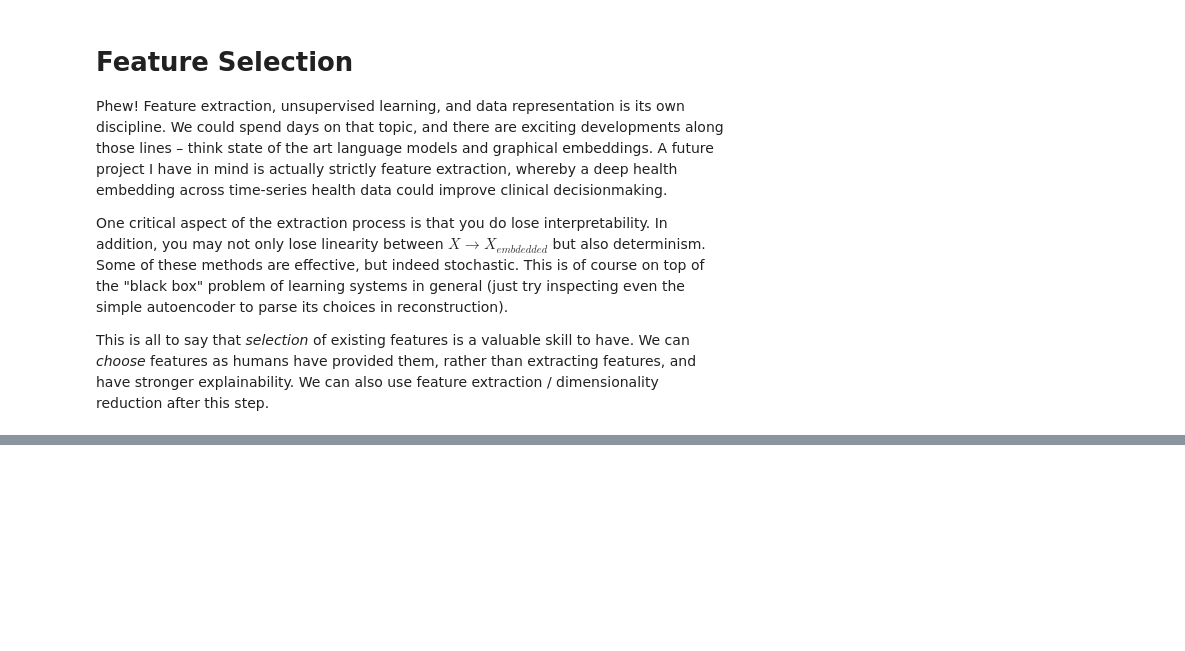
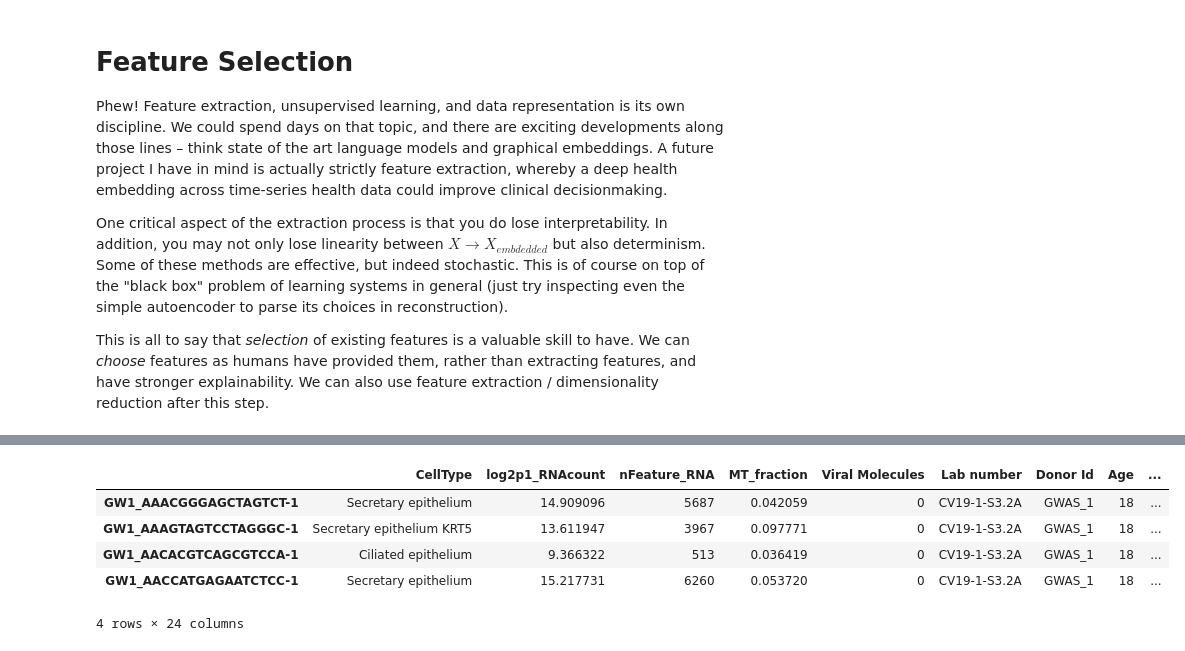
Before and after one commit to simonlevine/simonsays, a Jupyter notebook: _notebooks/2021-01-09-all-but-the-model.ipynb, the cells around one changed output, grey strips where cells are left out. Cells and saved outputs as stored; diff of their text form; code cells hidden in the pictures; blank space fills up the shorter version.

```diff
--- a/_notebooks/2021-01-09-all-but-the-model.ipynb
+++ b/_notebooks/2021-01-09-all-but-the-model.ipynb
@@ -431,0 +471,9 @@ This is all to say that *selection* of existing features is a valuable skill to
+# %%
+X.head(4)
+# %% [output]
+|  | CellType | log2p1_RNAcount | nFeature_RNA | MT_fraction | Viral Molecules | Lab number | Donor Id | Age | ... |
+| GW1_AAACGGGAGCTAGTCT-1 | Secretary epithelium | 14.909096 | 5687 | 0.042059 | 0 | CV19-1-S3.2A | GWAS_1 | 18 | ... |
+| GW1_AAAGTAGTCCTAGGGC-1 | Secretary epithelium KRT5 | 13.611947 | 3967 | 0.097771 | 0 | CV19-1-S3.2A | GWAS_1 | 18 | ... |
+| GW1_AACACGTCAGCGTCCA-1 | Ciliated epithelium | 9.366322 | 513 | 0.036419 | 0 | CV19-1-S3.2A | GWAS_1 | 18 | ... |
+| GW1_AACCATGAGAATCTCC-1 | Secretary epithelium | 15.217731 | 6260 | 0.053720 | 0 | CV19-1-S3.2A | GWAS_1 | 18 | ... |
+4 rows × 24 columns
```
Also changed, not shown: parts of 28 cells of this notebook.
